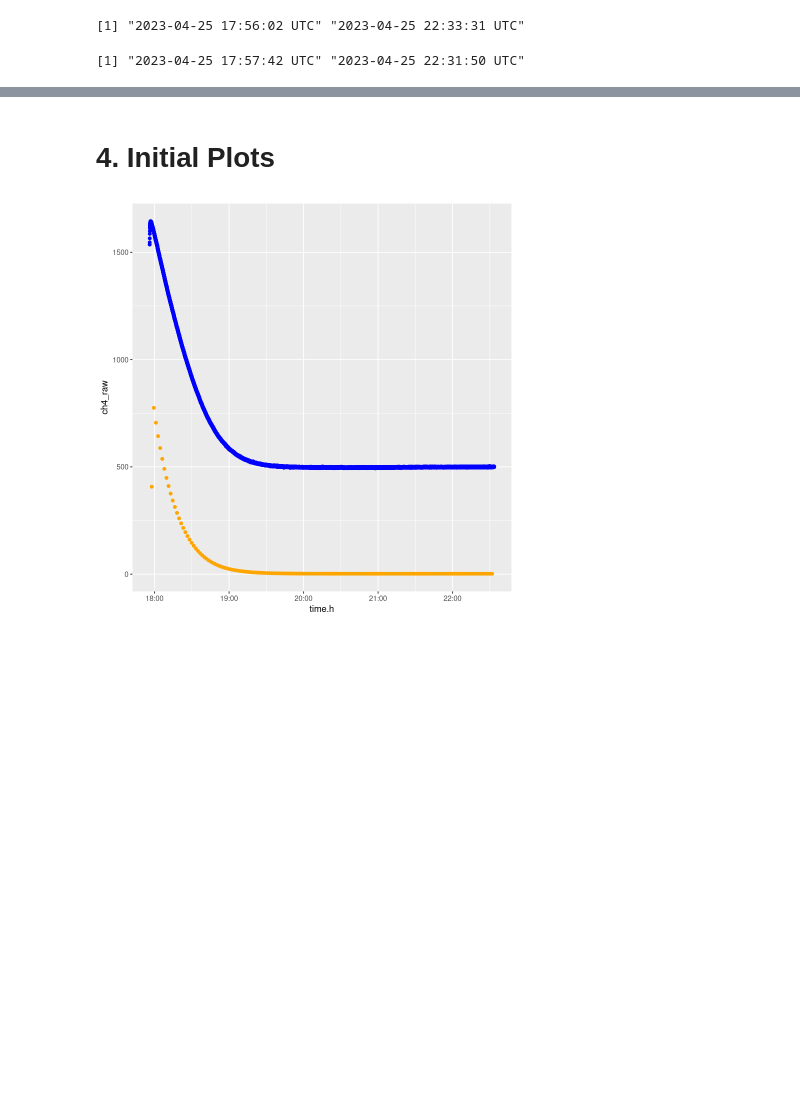
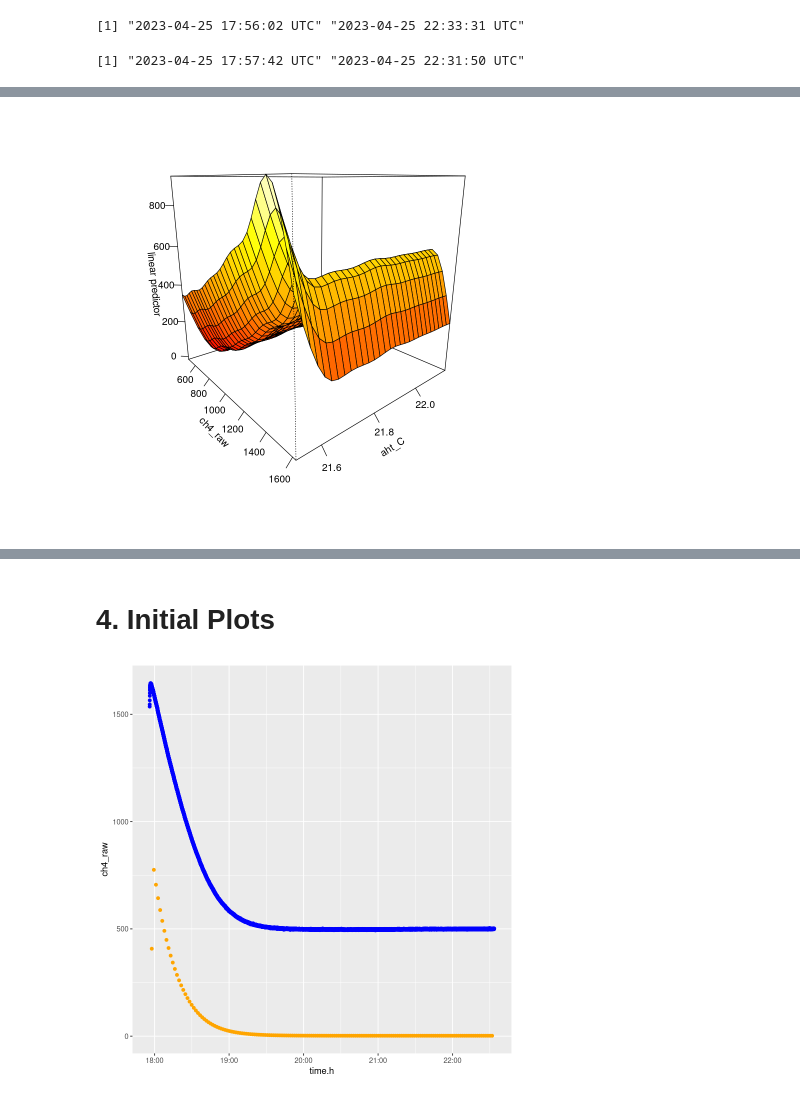
Before and after one commit to rrivirr/SensorDataProcessing, a Jupyter notebook: rriv_methane/Ian_methane.ipynb, the cells around one changed output, grey strips where cells are left out. Saved outputs shown, nothing was run; the diff lists cells and outputs as text; code cells hidden in the pictures; blank space fills up the shorter version.

```diff
--- a/rriv_methane/Ian_methane.ipynb
+++ b/rriv_methane/Ian_methane.ipynb
@@ -124,0 +325,4 @@ names(lgr_data)
+# %%
+vis.gam(gam_rriv,ticktype="detailed",color="heat",theta=50)
+# %% [output]
+[figure, added]
```
Also changed, not shown: parts of 43 cells of this notebook, 3 other files.
